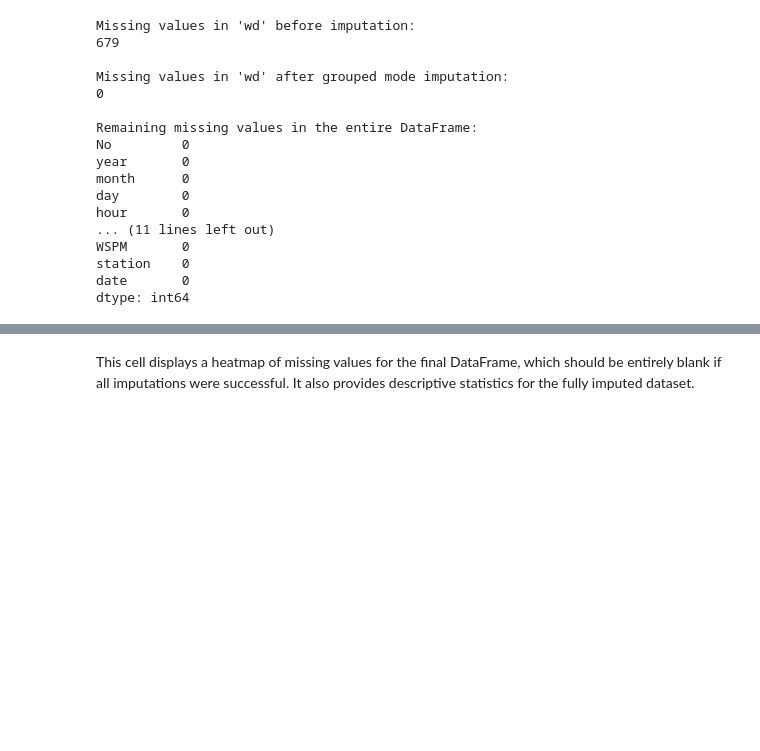
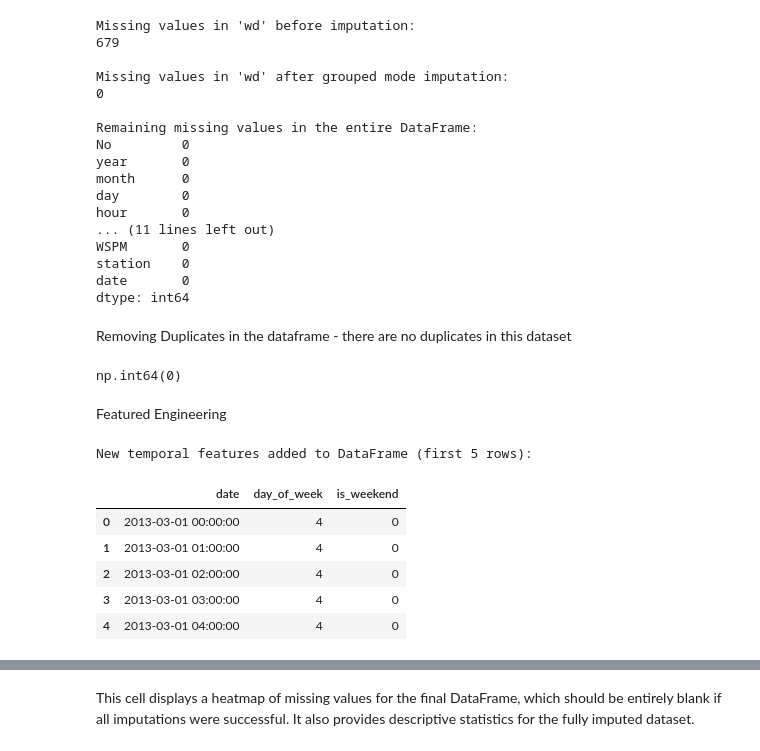
Before and after one commit to alfadder/ProgForDataAnalysis, a Jupyter notebook: Programming_For_Data_Analysis.ipynb, the cells around one changed output, grey strips where cells are left out. Saved outputs shown, nothing was run; the diff lists cells and outputs as text; code cells hidden in the pictures; blank space fills up the shorter version.

```diff
--- a/Programming_For_Data_Analysis.ipynb
+++ b/Programming_For_Data_Analysis.ipynb
@@ -279,3 +315,28 @@ WSPM       0
 station    0
 date       0
 dtype: int64
+# %% [markdown]
+Removing Duplicates in the dataframe - there are no duplicates in this dataset
+# %%
+df.duplicated().sum()
+# %% [output]
+np.int64(0)
+# %% [markdown]
+Featured Engineering
+# %%
+# Extract day of the week (Monday=0, Sunday=6)
+df['day_of_week'] = df['date'].dt.dayofweek
+
+# Create a binary flag for weekend (Saturday=5, Sunday=6)
+df['is_weekend'] = df['day_of_week'].isin([5, 6]).astype(int)
+
+print("New temporal features added to DataFrame (first 5 rows):")
+display(df[['date', 'day_of_week', 'is_weekend']].head())
+# %% [output]
+New temporal features added to DataFrame (first 5 rows):
+|  | date | day_of_week | is_weekend |
+| 0 | 2013-03-01 00:00:00 | 4 | 0 |
+| 1 | 2013-03-01 01:00:00 | 4 | 0 |
+| 2 | 2013-03-01 02:00:00 | 4 | 0 |
+| 3 | 2013-03-01 03:00:00 | 4 | 0 |
+| 4 | 2013-03-01 04:00:00 | 4 | 0 |
```
Also changed, not shown: parts of 22 cells of this notebook.
